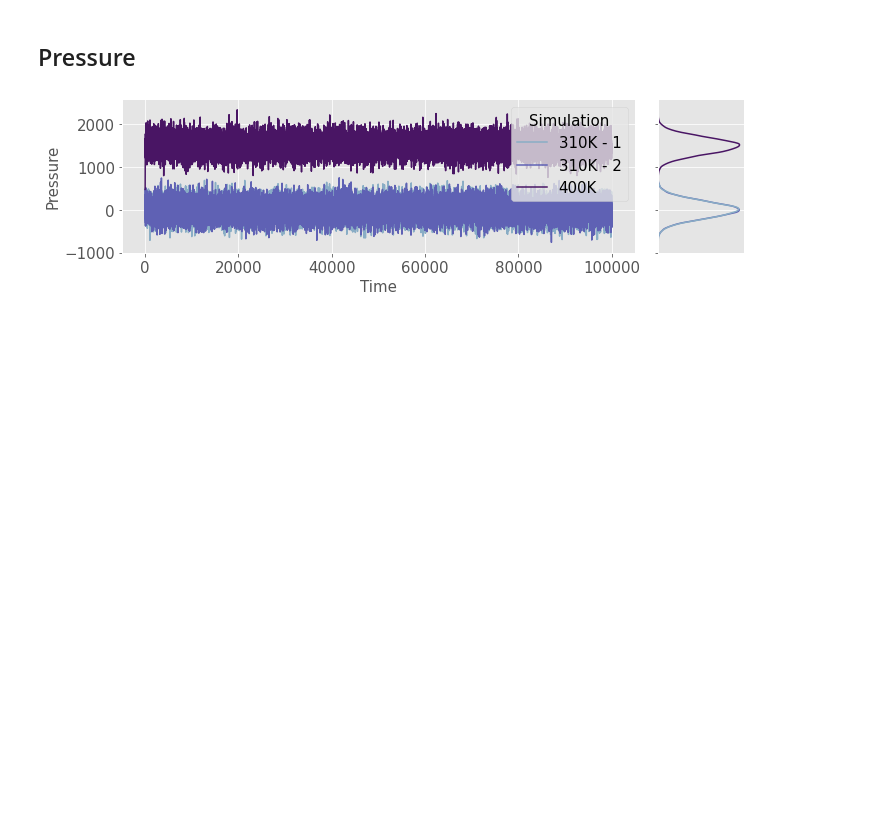
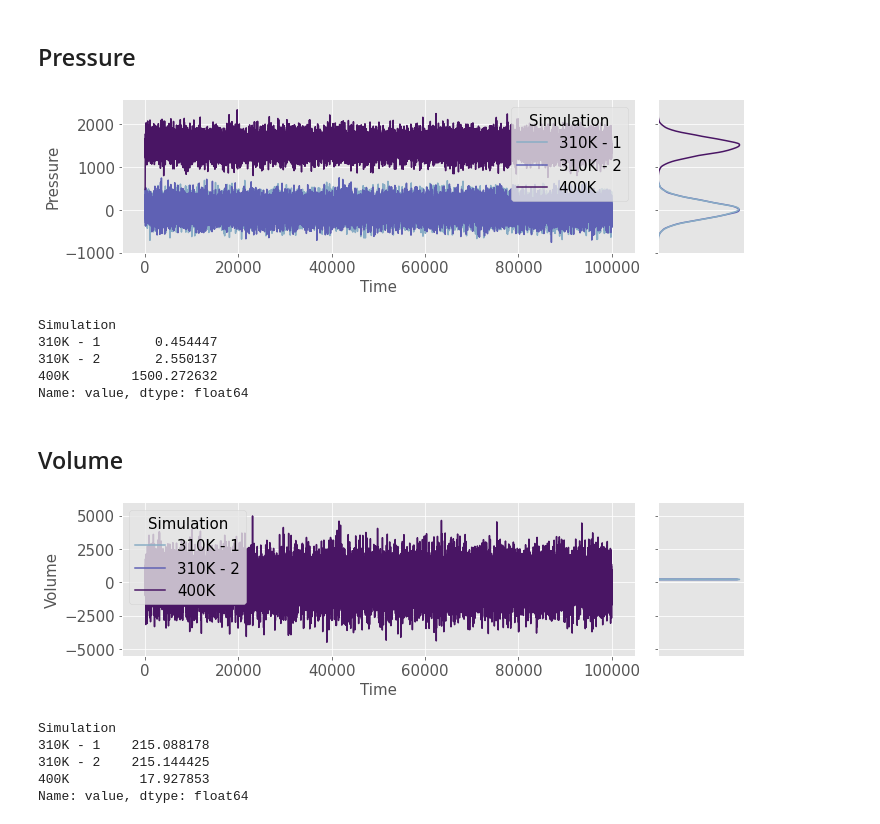
Before and after one commit to hellowithchicken/Biomolecular-Simulations, a Jupyter notebook: analysis.ipynb, the cells around one changed output. Cells and saved outputs as stored; diff of their text form; code cells hidden in the pictures; blank space fills up the shorter version.

```diff
--- a/analysis.ipynb
+++ b/analysis.ipynb
@@ -63,14 +64,14 @@ def plot_joint(data, text_size = 15, xlabel = "Time", ylabel = "RMS"):
                       sharey=True,
                      gridspec_kw=dict(width_ratios=[3,0.5]))
 
-    sns.lineplot(data = df,
+    sns.lineplot(data = data,
                 x = "Time",
                 y = "value",
                 hue = "Simulation",
                 ax = axs[0])
 
 
-    sns.kdeplot(data = df,
+    sns.kdeplot(data = data,
                 y = "value",
                 hue = "Simulation",
                 legend = False,
@@ -82,6 +83,9 @@ def plot_joint(data, text_size = 15, xlabel = "Time", ylabel = "RMS"):
     axs[0].legend(title = "Simulation", fontsize=text_size, title_fontsize=text_size)
 
     f.tight_layout()
+
+def get_mean(df):
+    return df.groupby("Simulation")["value"].mean()
 # %% [markdown]
 # RMS
 # %% [markdown]
@@ -162,3 +222,28 @@ plot_joint(df, text_size = 15, ylabel = "Pressure")
 plt.savefig("Figures/pressure.png")
 # %% [output]
 [figure]
+# %%
+get_mean(df)
+# %% [output]
+Simulation
+310K - 1       0.454447
+310K - 2       2.550137
+400K        1500.272632
+Name: value, dtype: float64
+# %% [markdown]
+## Volume
+# %%
+to_read = "volume.xvg"
+df = get_df(to_read)
+plot_joint(df, text_size = 15, ylabel = "Volume")
+plt.savefig("Figures/volume.png")
+# %% [output]
+[figure, added]
+# %%
+get_mean(df)
+# %% [output]
+Simulation
+310K - 1    215.088178
+310K - 2    215.144425
+400K         17.927853
+Name: value, dtype: float64
```
Also changed, not shown: parts of 10 cells of this notebook, 16 other files.
